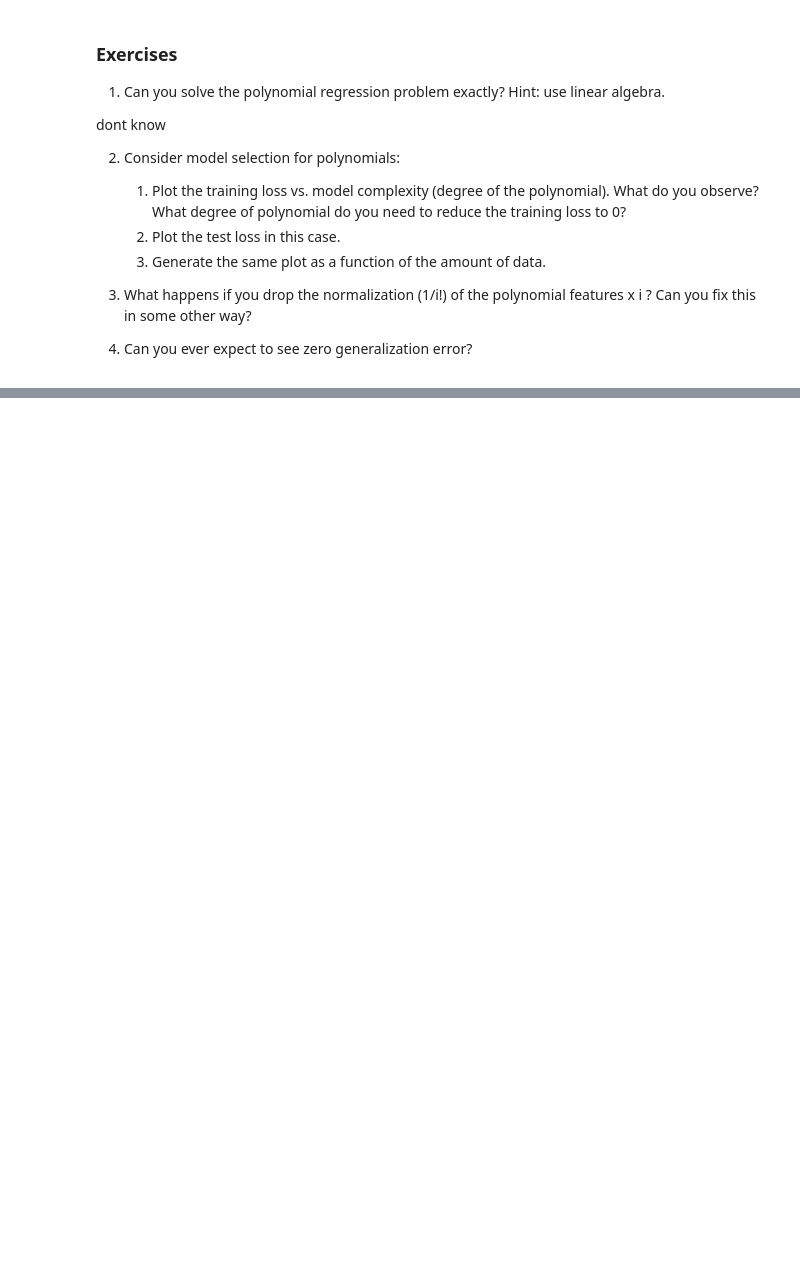
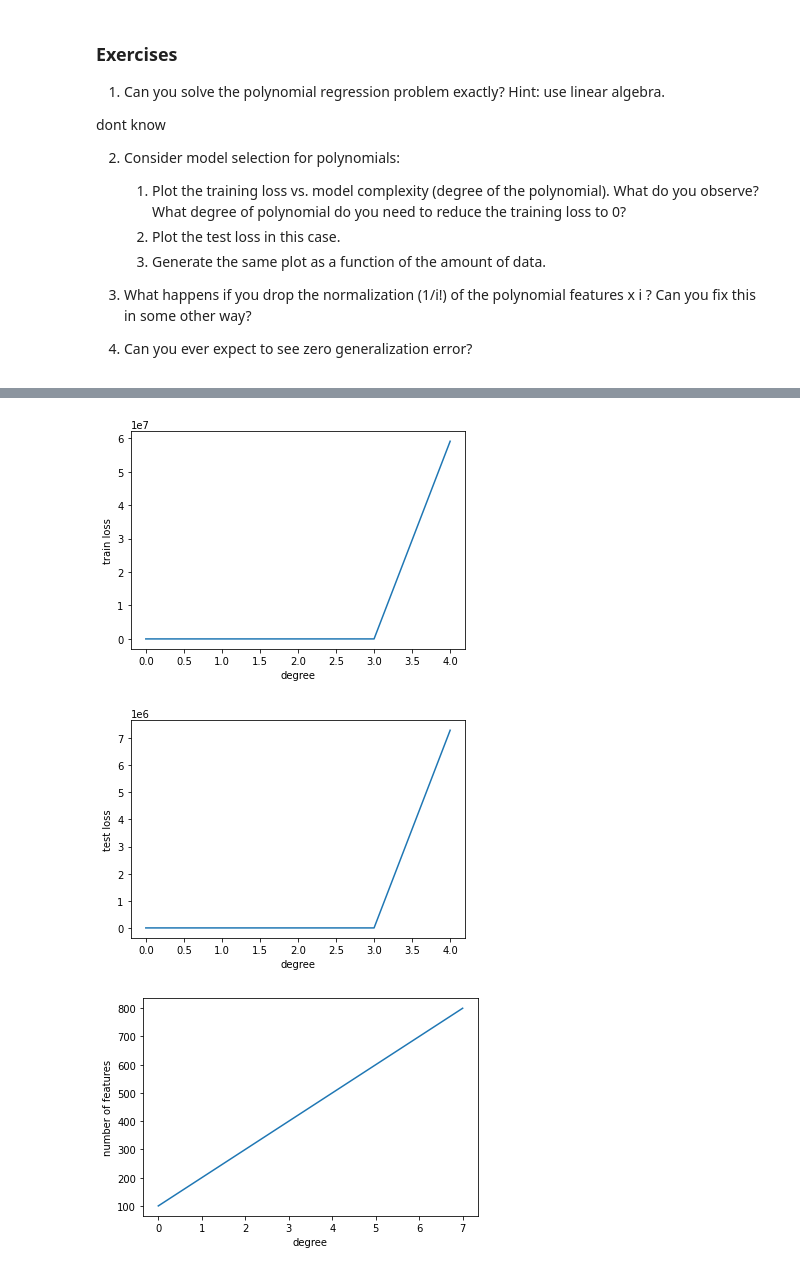
Before and after one commit to fanbyprinciple/d2l-fanbyprinciple, a Jupyter notebook: ch4_multilayer_perceptron/ch4.4 Polynomial Regression.ipynb, the cells around one changed output, grey strips where cells are left out. Saved outputs shown, nothing was run; the diff lists cells and outputs as text; code cells hidden in the pictures; blank space fills up the shorter version.

```diff
--- a/ch4_multilayer_perceptron/ch4.4 Polynomial Regression.ipynb
+++ b/ch4_multilayer_perceptron/ch4.4 Polynomial Regression.ipynb
@@ -277,0 +301,18 @@ train loss : 0.052074603736400604
+# %%
+#3
+
+# creating newpoly features without normalisation
+
+new_poly_features = np.power(features, np.arange(max_degree).reshape(1,-1))
+
+new_labels = np.dot(new_poly_features, true_w)
+print(new_labels.shape)
+# adding epsilon noise
+new_labels += np.random.normal(scale=0.1, size=new_labels.shape)
+
+true_w,features,new_poly_features, new_labels = [torch.tensor(x, dtype=torch.float32) for x in [true_w, features, new_poly_features, new_labels]]
+
+max_degree=8
+
+train_loss_vs_model_complexity(new_poly_features[:n_train, :],new_labels[:n_train], new_poly_features[n_train:,:], new_labels[n_train:], num_epochs=8)
+# %% [output]
@@ -277,0 +336,3 @@ train loss : 0.052074603736400604
+[figure, added]
+[figure, added]
+[figure, added]
```
Also changed, not shown: parts of 10 cells of this notebook, 3 other files.
